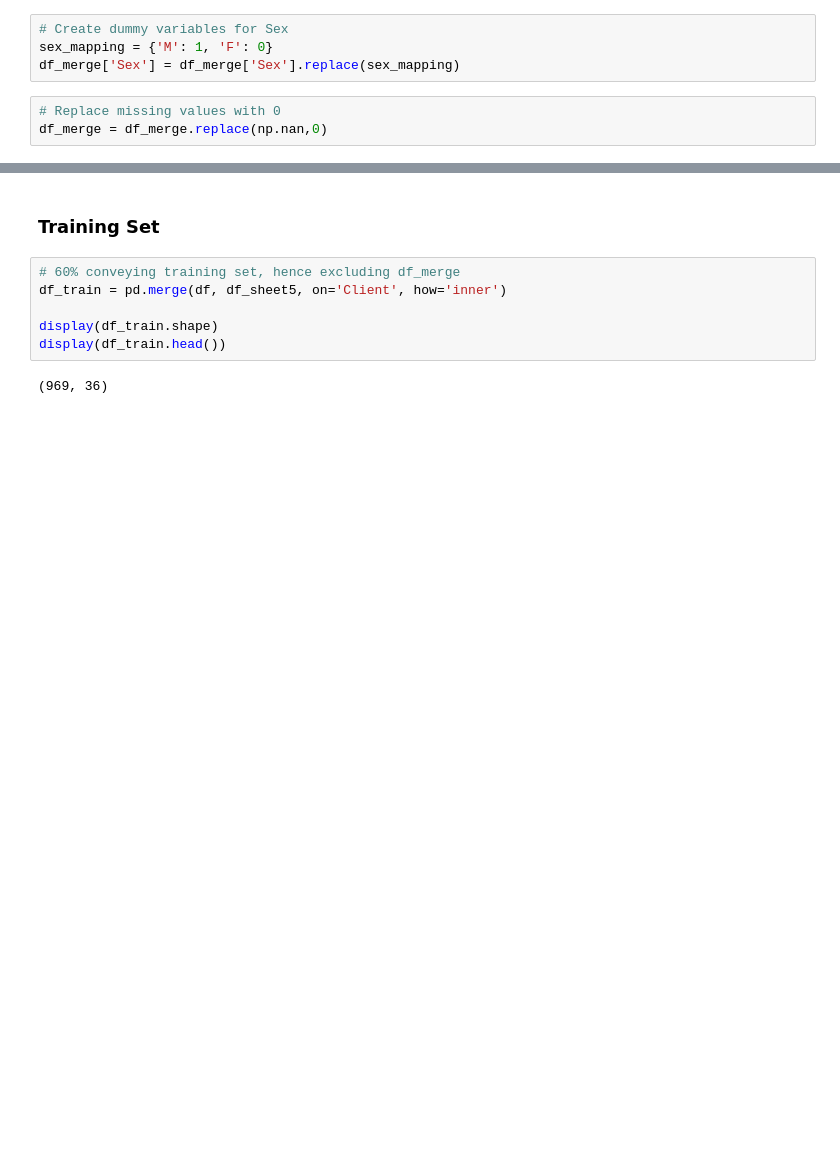
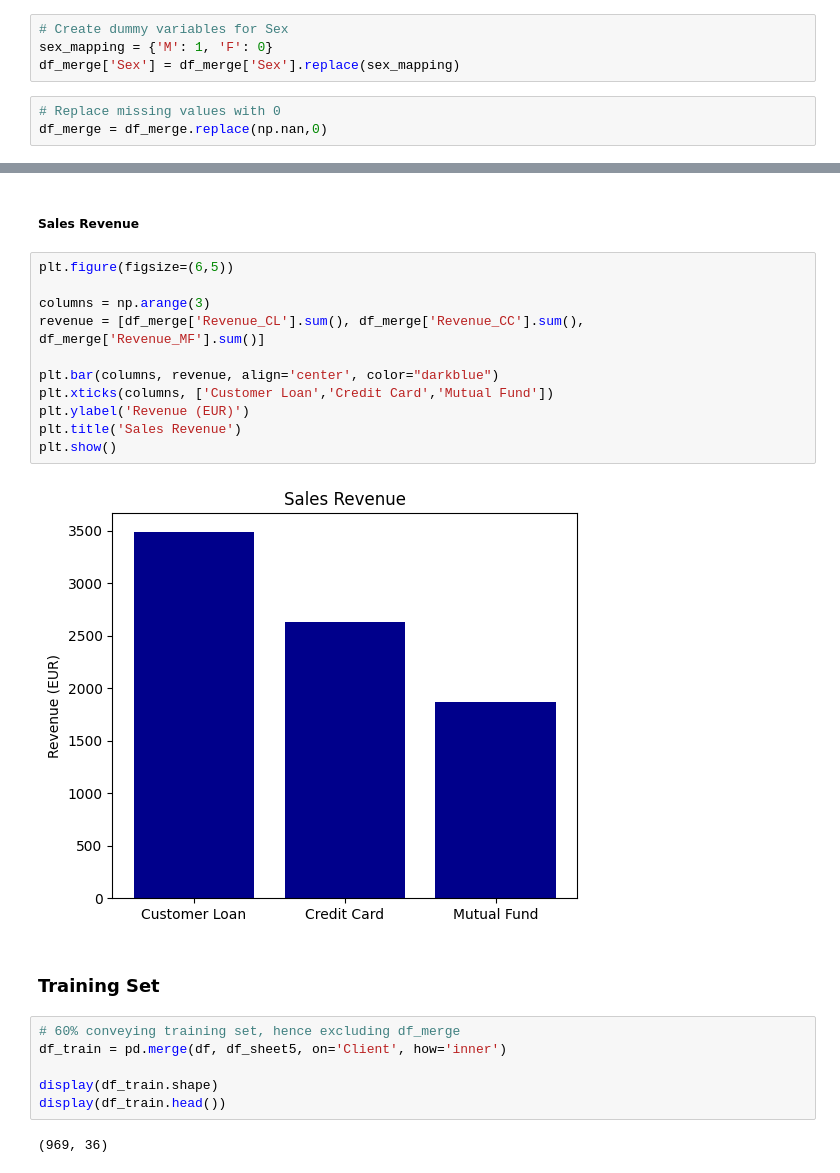
Before and after one commit to JonathanRabbi/DataSciencecase_Bank_Marketing, a Jupyter notebook: Consumer_Loan.ipynb, the cells around one changed output, grey strips where cells are left out. Cells and saved outputs as stored; diff of their text form; blank space fills up the shorter version.

```diff
--- a/Consumer_Loan.ipynb
+++ b/Consumer_Loan.ipynb
@@ -56,3 +86,18 @@ Hence 3 models will need to be created, removing the fact that they have active
+# %% [markdown]
+##### Sales Revenue
+# %%
+plt.figure(figsize=(6,5))
+
+columns = np.arange(3)
+revenue = [df_merge['Revenue_CL'].sum(), df_merge['Revenue_CC'].sum(), df_merge['Revenue_MF'].sum()]
+
+plt.bar(columns, revenue, align='center', color="darkblue")
+plt.xticks(columns, ['Customer Loan','Credit Card','Mutual Fund'])
+plt.ylabel('Revenue (EUR)')
+plt.title('Sales Revenue')
+plt.show()
+# %% [output]
+[figure, added]
 # %% [markdown]
 ### Training Set
 # %%
```
Also changed, not shown: parts of 13 cells of this notebook.
